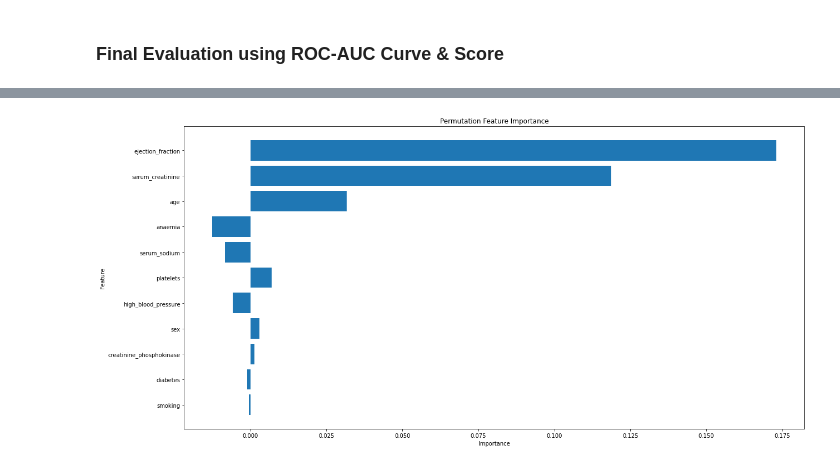
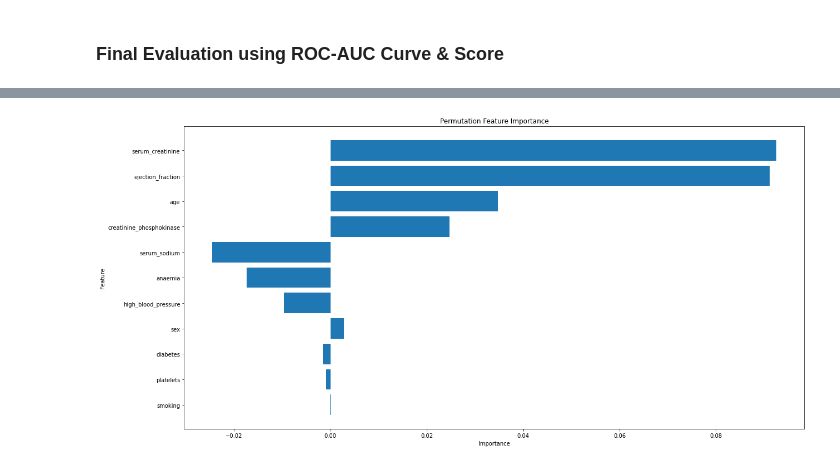
Before and after one commit to jopagel/Heart-Failure, a Jupyter notebook: RandomForest.ipynb, the cells around one changed output, grey strips where cells are left out. Drawn from its saved outputs; the diff is of its cells as text; code cells hidden in the pictures.

```diff
--- a/RandomForest.ipynb
+++ b/RandomForest.ipynb
@@ -230,17 +229,17 @@ plot_roc_curve(model_rf_tune, X_test_sc, y_test);
 # %%
 from sklearn.inspection import permutation_importance
 
 plt.figure(figsize=(20,10))
-results = permutation_importance(rf_tune, X_test_sc, y_test, scoring='roc_auc')
+results = permutation_importance(model_rf_tune, X_test_sc, y_test, scoring='roc_auc')
 importance = results.importances_mean
 importance_pairs = pd.DataFrame(zip(X_test.columns, importance), columns= ["feature", "importance"])
 importance_pairs.sort_values(by='importance', ascending=True, ignore_index=True, inplace=True, key=abs)
 
 plt.barh(importance_pairs.iloc[:,0], importance_pairs.iloc[:,1])
 plt.xlabel("Importance")
 plt.ylabel("Feature")
 # plt.rcParams.update({'font.size': 22})
 plt.title("Permutation Feature Importance")
 plt.show()
 # %% [output]
-[figure, old version]
+[figure, new version]
```
Also changed, not shown: parts of 15 cells of this notebook, 3 other files.
